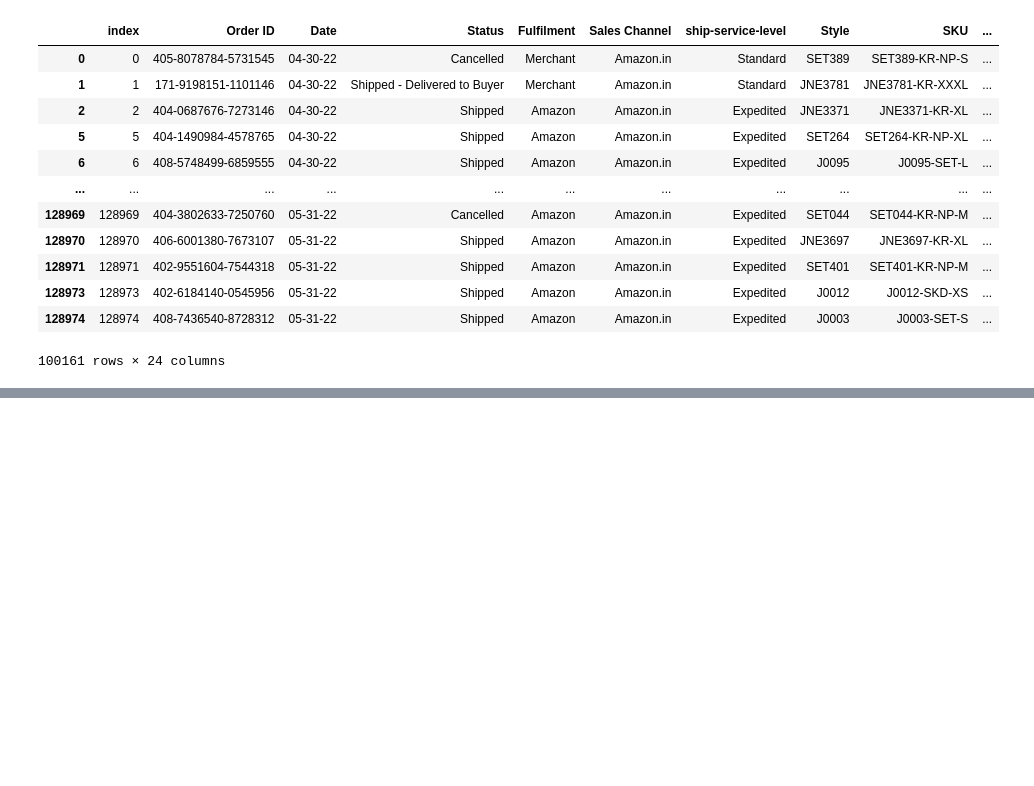
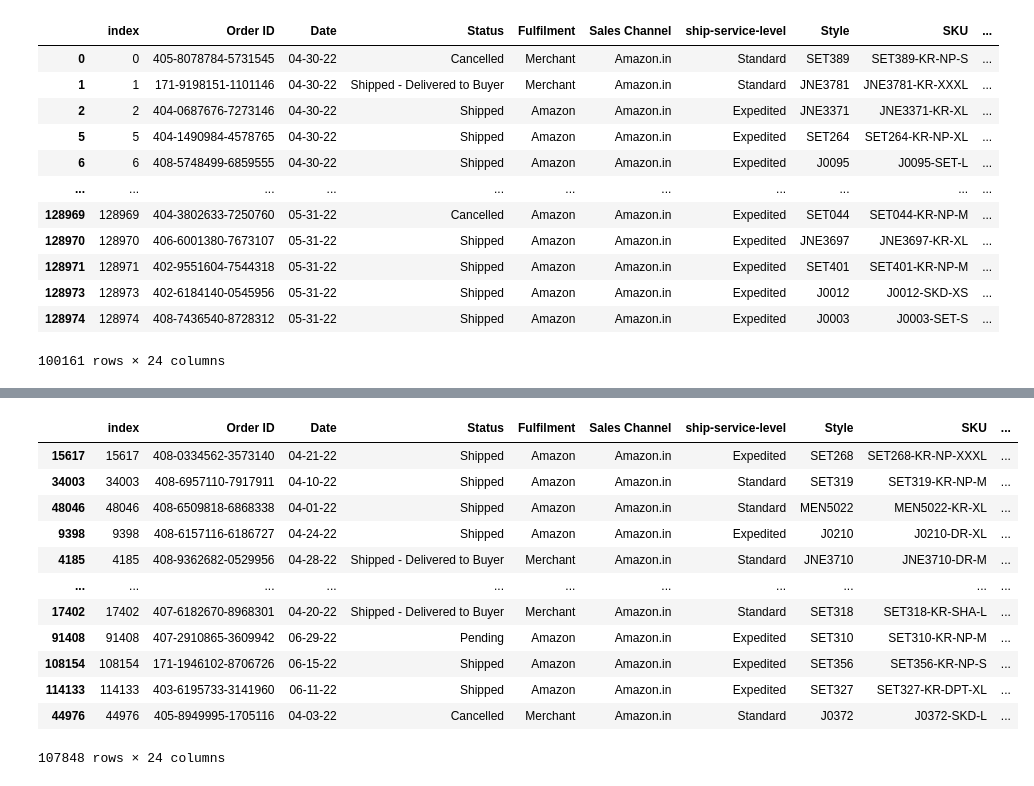
Before and after one commit to JohnKimaiyo/Business-Analyst-Projects, a Jupyter notebook: Python Data Analysis Tutorials/Filtering Columns and Rows in Pandas/Amazon Sales .ipynb, the cells around one changed output, grey strips where cells are left out. Cells and saved outputs as stored; diff of their text form; code cells hidden in the pictures; blank space fills up the shorter version.

```diff
--- a/Python Data Analysis Tutorials/Filtering Columns and Rows in Pandas/Amazon Sales .ipynb
+++ b/Python Data Analysis Tutorials/Filtering Columns and Rows in Pandas/Amazon Sales .ipynb
@@ -88,0 +105,16 @@ df2.filter(items = ["Fulfilment","Sales Channel"," Amount","ship-city"])
+# %%
+df[df["Amount"]<=1000].sort_values(by="Amount")
+# %% [output]
+|  | index | Order ID | Date | Status | Fulfilment | Sales Channel | ship-service-level | Style | SKU | ... |
+| 15617 | 15617 | 408-0334562-3573140 | 04-21-22 | Shipped | Amazon | Amazon.in | Expedited | SET268 | SET268-KR-NP-XXXL | ... |
+| 34003 | 34003 | 408-6957110-7917911 | 04-10-22 | Shipped | Amazon | Amazon.in | Standard | SET319 | SET319-KR-NP-M | ... |
+| 48046 | 48046 | 408-6509818-6868338 | 04-01-22 | Shipped | Amazon | Amazon.in | Standard | MEN5022 | MEN5022-KR-XL | ... |
+| 9398 | 9398 | 408-6157116-6186727 | 04-24-22 | Shipped | Amazon | Amazon.in | Expedited | J0210 | J0210-DR-XL | ... |
+| 4185 | 4185 | 408-9362682-0529956 | 04-28-22 | Shipped - Delivered to Buyer | Merchant | Amazon.in | Standard | JNE3710 | JNE3710-DR-M | ... |
+| ... | ... | ... | ... | ... | ... | ... | ... | ... | ... | ... |
+| 17402 | 17402 | 407-6182670-8968301 | 04-20-22 | Shipped - Delivered to Buyer | Merchant | Amazon.in | Standard | SET318 | SET318-KR-SHA-L | ... |
+| 91408 | 91408 | 407-2910865-3609942 | 06-29-22 | Pending | Amazon | Amazon.in | Expedited | SET310 | SET310-KR-NP-M | ... |
+| 108154 | 108154 | 171-1946102-8706726 | 06-15-22 | Shipped | Amazon | Amazon.in | Expedited | SET356 | SET356-KR-NP-S | ... |
+| 114133 | 114133 | 403-6195733-3141960 | 06-11-22 | Shipped | Amazon | Amazon.in | Expedited | SET327 | SET327-KR-DPT-XL | ... |
+| 44976 | 44976 | 405-8949995-1705116 | 04-03-22 | Cancelled | Merchant | Amazon.in | Standard | J0372 | J0372-SKD-L | ... |
+107848 rows × 24 columns
```
Also changed, not shown: parts of 5 cells of this notebook.
